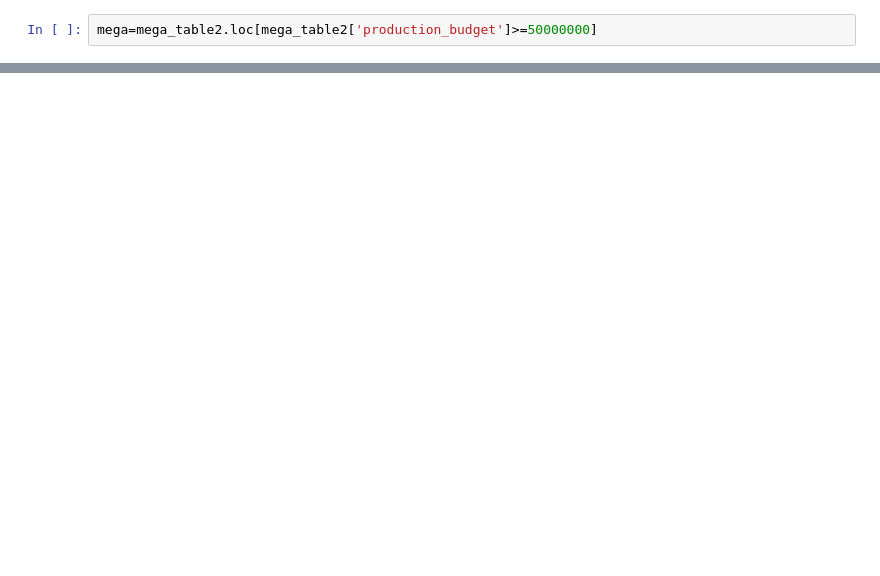
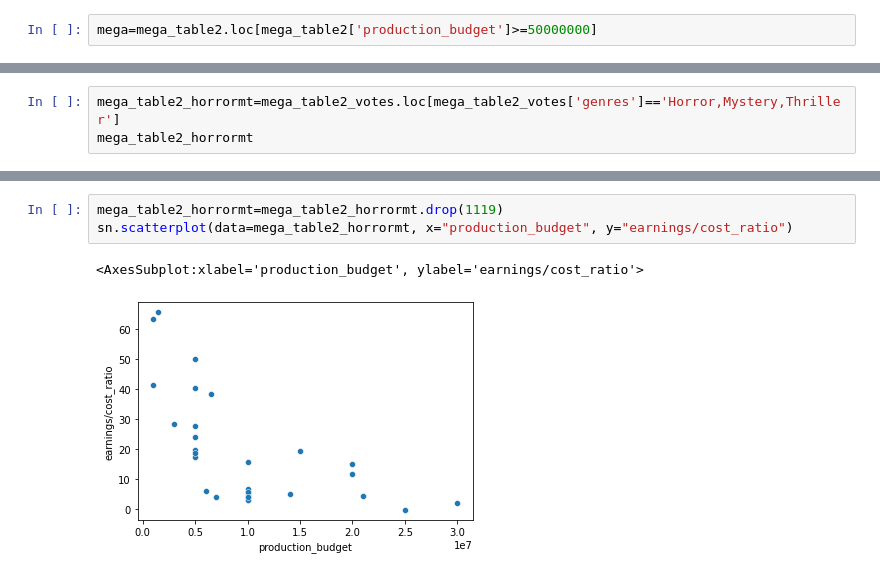
Before and after one commit to EmmaChoate/microsoft_movie_analysis, a Jupyter notebook: data/zippedData/Untitled.ipynb, the cells around one changed output, grey strips where cells are left out. Saved outputs shown, nothing was run; the diff lists cells and outputs as text; blank space fills up the shorter version.

Commit message:
looked at horror

```diff
--- a/data/zippedData/Untitled.ipynb
+++ b/data/zippedData/Untitled.ipynb
@@ -661,0 +669,3 @@ mega=mega_table2.loc[mega_table2['production_budget']>=50000000]
+# %%
+mega_table2_horrormt=mega_table2_votes.loc[mega_table2_votes['genres']=='Horror,Mystery,Thriller']
+mega_table2_horrormt
@@ -661,0 +690,6 @@ mega=mega_table2.loc[mega_table2['production_budget']>=50000000]
+# %%
+mega_table2_horrormt=mega_table2_horrormt.drop(1119)
+sn.scatterplot(data=mega_table2_horrormt, x="production_budget", y="earnings/cost_ratio")
+# %% [output]
+<AxesSubplot:xlabel='production_budget', ylabel='earnings/cost_ratio'>
+[figure, added]
```
Also changed, not shown: parts of 13 cells of this notebook.
